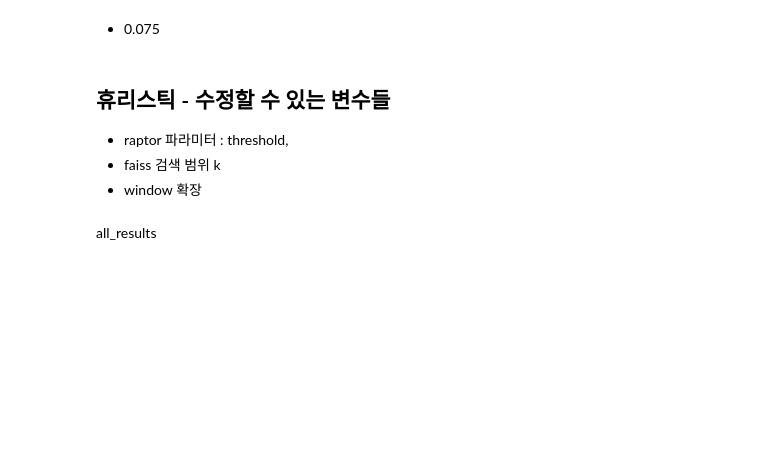
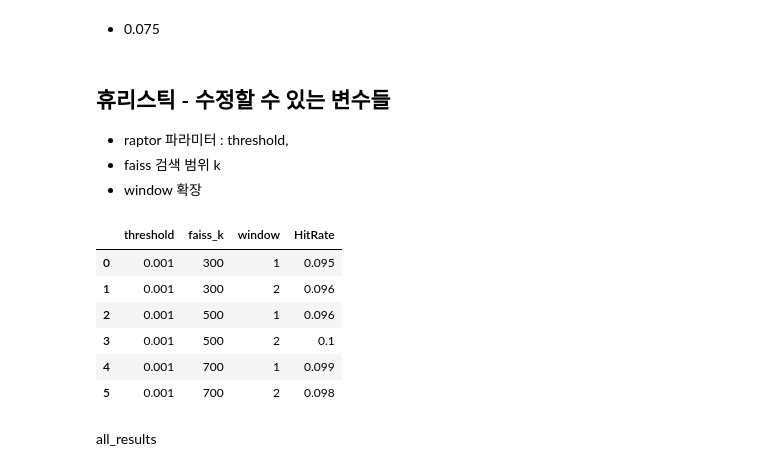
Before and after one commit to kimminyeol/RAG_RESEARCH, a Jupyter notebook: RAG_Rec/RAG_ex_with_raptor.ipynb, the cells around one changed output. Cells and saved outputs as stored; diff of their text form; code cells hidden in the pictures; blank space fills up the shorter version.

```diff
--- a/RAG_Rec/RAG_ex_with_raptor.ipynb
+++ b/RAG_Rec/RAG_ex_with_raptor.ipynb
@@ -806,9 +806,9 @@ import pandas as pd
 import re
 
 # (1) 실험할 파라미터 목록 정의
-threshold_values = [0.001, 0.005, 0.01]
+threshold_values = [0.001]
 faiss_k_values = [300, 500, 700]
-window_values = [1, 2, 3]
+window_values = [1, 2]
 
 # 전체 결과를 저장할 DataFrame (파라미터 + 결과)
 all_results = pd.DataFrame(columns=["UserId", "Hit", "Answer", "Recommended",
@@ -821,7 +821,7 @@ for threshold in threshold_values:
             # 각 파라미터 세팅마다 100명(예시) 유저 실행
             results = pd.DataFrame(columns=["UserId", "Hit", "Answer", "Recommended"])
 
-            for idx in range(100):
+            for idx in range(1000):
                 target_user_id = str(idx + 1)  # 유저 ID는 1부터 시작
                 target_user_text = df.loc[df.UserId == int(target_user_id), 'chunk_header'].iloc[0]
 
@@ -911,2 +911,12 @@ performance.to_csv('perform_100_thresholds_faiss_k_window_size.csv', index=False
+# %%
+performance
+# %% [output]
+|  | threshold | faiss_k | window | HitRate |
+| 0 | 0.001 | 300 | 1 | 0.095 |
+| 1 | 0.001 | 300 | 2 | 0.096 |
+| 2 | 0.001 | 500 | 1 | 0.096 |
+| 3 | 0.001 | 500 | 2 | 0.1 |
+| 4 | 0.001 | 700 | 1 | 0.099 |
+| 5 | 0.001 | 700 | 2 | 0.098 |
 # %% [markdown]
 all_results
```
Also changed, not shown: parts of 8 cells of this notebook, 2 other files.
